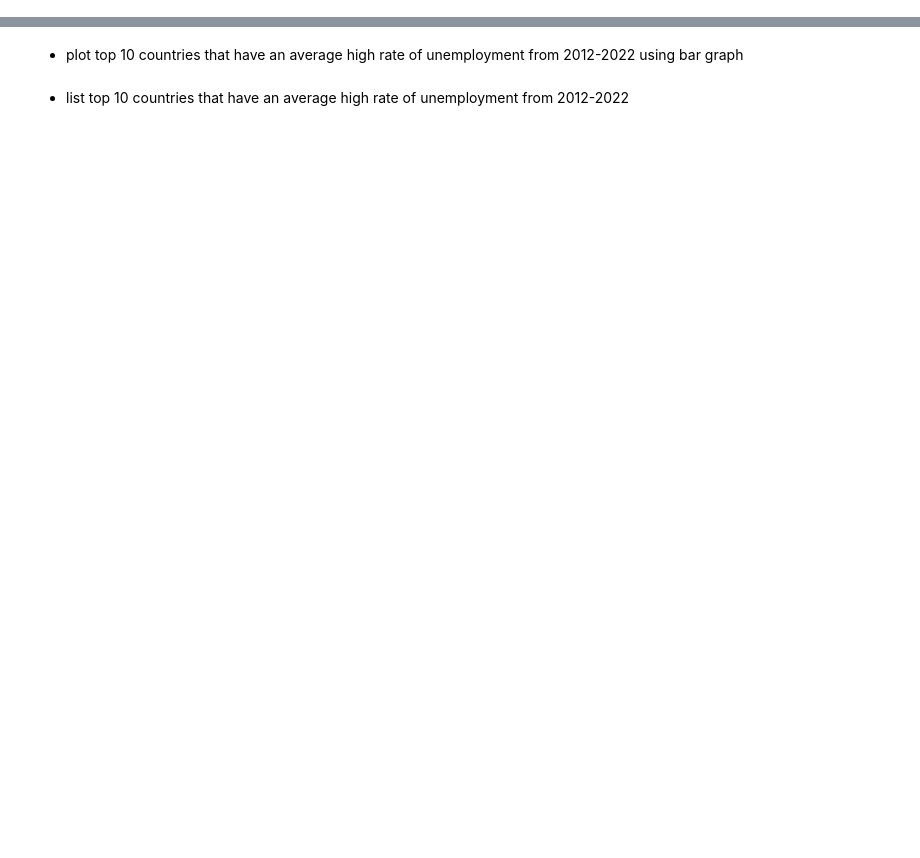
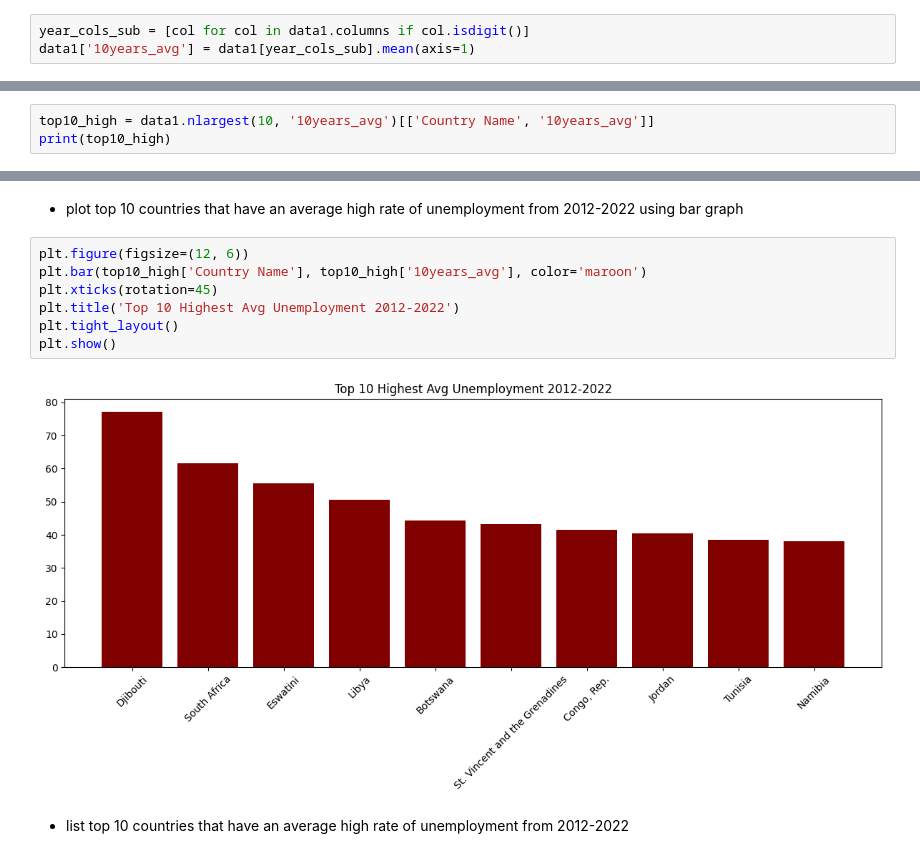
Before and after one commit to pychey/W4-Data-Processing, a Jupyter notebook: W4 - Homework_World_unemployee.ipynb, the cells around one changed output, grey strips where cells are left out. Saved outputs shown, nothing was run; the diff lists cells and outputs as text; blank space fills up the shorter version.

```diff
--- a/W4 - Homework_World_unemployee.ipynb
+++ b/W4 - Homework_World_unemployee.ipynb
@@ -76,2 +214,5 @@ plt.show()
 # %% [markdown]
 Add new column as average of 10 years in each rows and set the name as `data["10years_avg"]`
+# %%
+year_cols_sub = [col for col in data1.columns if col.isdigit()]
+data1['10years_avg'] = data1[year_cols_sub].mean(axis=1)
@@ -105,2 +290,5 @@ plt.show()
 # %% [markdown]
 - list top 10 countries that have an average high rate of unemployment from 2012-2022
+# %%
+top10_high = data1.nlargest(10, '10years_avg')[['Country Name', '10years_avg']]
+print(top10_high)
@@ -107,5 +308,14 @@ plt.show()
 # %% [markdown]
 - plot top 10 countries that have an average high rate of unemployment from 2012-2022 using bar graph
+# %%
+plt.figure(figsize=(12, 6))
+plt.bar(top10_high['Country Name'], top10_high['10years_avg'], color='maroon')
+plt.xticks(rotation=45)
+plt.title('Top 10 Highest Avg Unemployment 2012-2022')
+plt.tight_layout()
+plt.show()
+# %% [output]
+[figure, added]
 # %% [markdown]
 
 - list top 10 countries that have an average high rate of unemployment from 2012-2022
```
Also changed, not shown: parts of 32 cells of this notebook, 3 other files.
